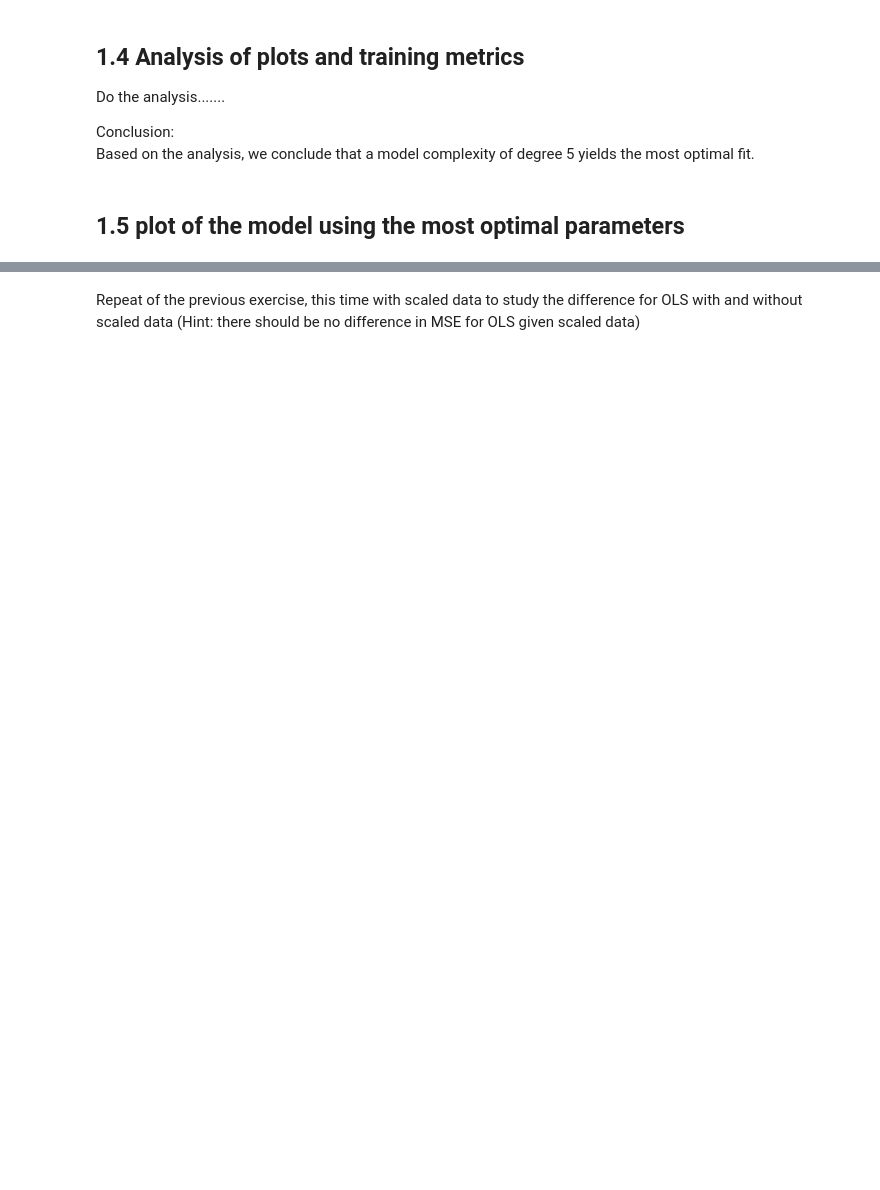
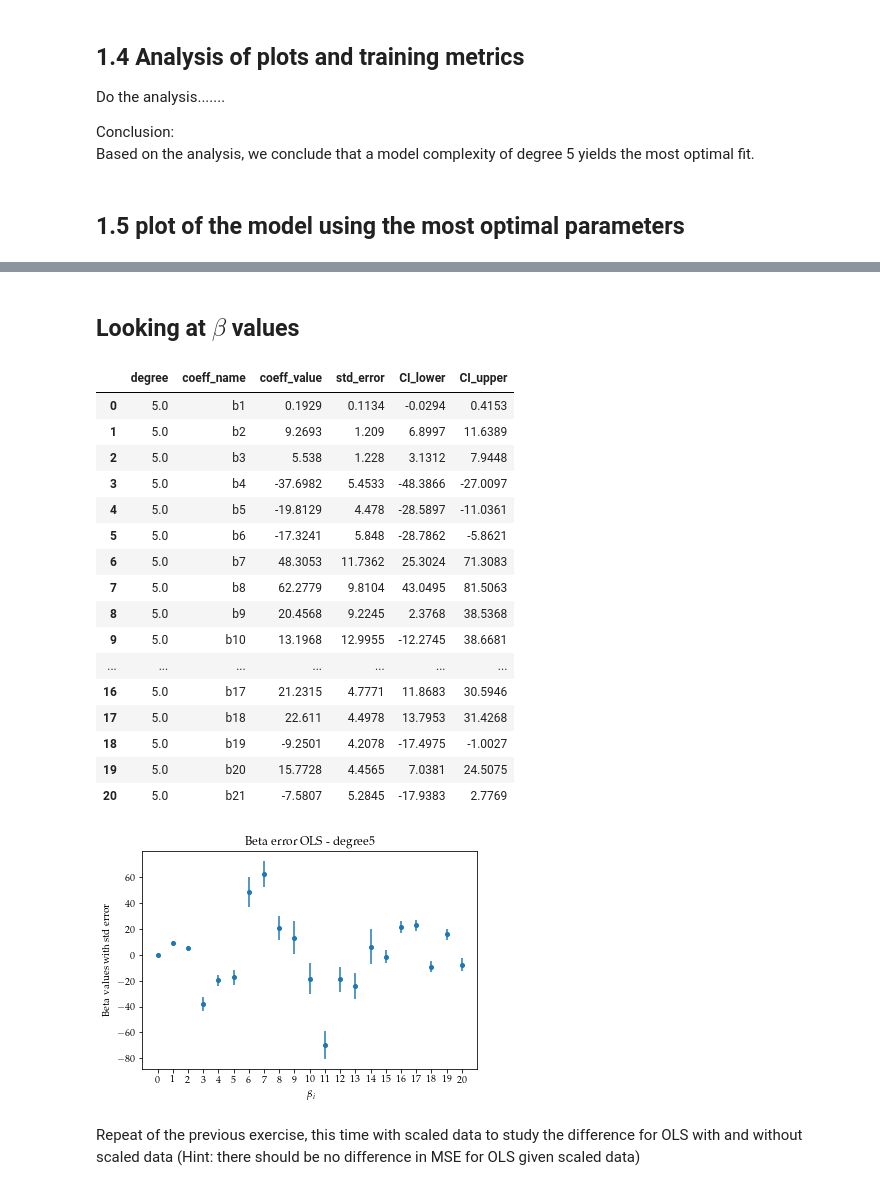
Before and after one commit to AndreasBordvik/FYS-STK4155-Prj1_report, a Jupyter notebook: code/Exercise1.ipynb, the cells around one changed output, grey strips where cells are left out. Cells and saved outputs as stored; diff of their text form; code cells hidden in the pictures; blank space fills up the shorter version.

```diff
--- a/code/Exercise1.ipynb
+++ b/code/Exercise1.ipynb
@@ -74,7 +76,7 @@ z = FrankeFunction(x, y)
 noise = 0.5 * np.random.randn(n,n) # Stochastic noise
 #noise = 0.7 * np.random.randn(n) # Stochastic noise
 z_noise = z + noise # separate Franke with noise
-#z += noise # Adding stochastic noise
+z += noise # Adding stochastic noise
 # %% [markdown]
 ## 1.2 Plot of fit for all degrees before evaluation
  We plot the fit up to degree 6 to get an intuition on the curvature of the fitted models
@@ -216,13 +220,20 @@ for degree in range(1, degrees+1):
     # Constructing dataframe for beta coefficients
     degs = np.zeros(betas.shape[0]); degs.fill(degree)
     df = pd.DataFrame.from_dict({"degree" :degs,
-                                 "coeff name": [f"b{i}" for i in range(1,betas.shape[0]+1)],
-                                 "coeff value": np.round(betas, decimals=4),
-                                 "Std Error": np.round(SE_betas, decimals=4),
-                                 "CI lower":np.round(CI_lower_all_betas, decimals=4),
+                                 "coeff_name": [f"b{i}" for i in range(1,betas.shape[0]+1)],
+                                 "coeff_value": np.round(betas, decimals=4),
+                                 "std_error": np.round(SE_betas, decimals=4),
+                                 "CI_lower":np.round(CI_lower_all_betas, decimals=4),
                                  "CI_upper":np.round(CI_upper_all_betas, decimals=4)},
                                  orient='index').T
+
+
+
+
+
     coeffs_df = pd.concat([coeffs_df,df], axis=0)
+
+
 
     # Filling up dataframes for train and test evaluation
     z_train_OLS[degree] = z_train.flatten()
@@ -295,7 +328,31 @@ plt.show()
+# %% [markdown]
+## Looking at $\beta$ values
 # %%
 optimal_degree_coeffs = coeffs_df[coeffs_df["degree"] == optimal_degree]
 display(optimal_degree_coeffs)
-optimal_degree_coeffs.to_csv(f"{REPORT_DATA}EX1_coeffs_optimal_degree.csv")
+optimal_degree_coeffs.to_csv(f"{REPORT_DATA}{EX1}coeffs_optimal_degree.csv")
+
+fig = plot_beta_errors(optimal_degree_coeffs, optimal_degree)
+fig.savefig(f"{REPORT_FIGURES}{EX1}OLS_beta_error_degree{optimal_degree}.pdf")
+# %% [output]
+|  | degree | coeff_name | coeff_value | std_error | CI_lower | CI_upper |
+| 0 | 5.0 | b1 | 0.1929 | 0.1134 | -0.0294 | 0.4153 |
+| 1 | 5.0 | b2 | 9.2693 | 1.209 | 6.8997 | 11.6389 |
+| 2 | 5.0 | b3 | 5.538 | 1.228 | 3.1312 | 7.9448 |
+| 3 | 5.0 | b4 | -37.6982 | 5.4533 | -48.3866 | -27.0097 |
+| 4 | 5.0 | b5 | -19.8129 | 4.478 | -28.5897 | -11.0361 |
+| 5 | 5.0 | b6 | -17.3241 | 5.848 | -28.7862 | -5.8621 |
+| 6 | 5.0 | b7 | 48.3053 | 11.7362 | 25.3024 | 71.3083 |
+| 7 | 5.0 | b8 | 62.2779 | 9.8104 | 43.0495 | 81.5063 |
+| 8 | 5.0 | b9 | 20.4568 | 9.2245 | 2.3768 | 38.5368 |
+| 9 | 5.0 | b10 | 13.1968 | 12.9955 | -12.2745 | 38.6681 |
+| ... | ... | ... | ... | ... | ... | ... |
+| 16 | 5.0 | b17 | 21.2315 | 4.7771 | 11.8683 | 30.5946 |
+| 17 | 5.0 | b18 | 22.611 | 4.4978 | 13.7953 | 31.4268 |
+| 18 | 5.0 | b19 | -9.2501 | 4.2078 | -17.4975 | -1.0027 |
+| 19 | 5.0 | b20 | 15.7728 | 4.4565 | 7.0381 | 24.5075 |
+| 20 | 5.0 | b21 | -7.5807 | 5.2845 | -17.9383 | 2.7769 |
+[figure, added]
 # %% [markdown]
 Repeat of the previous exercise, this time with scaled data to study the difference for OLS with and without scaled data
 (Hint: there should be no difference in MSE for OLS given scaled data)
```
Also changed, not shown: parts of 10 cells of this notebook, 57 other files.
